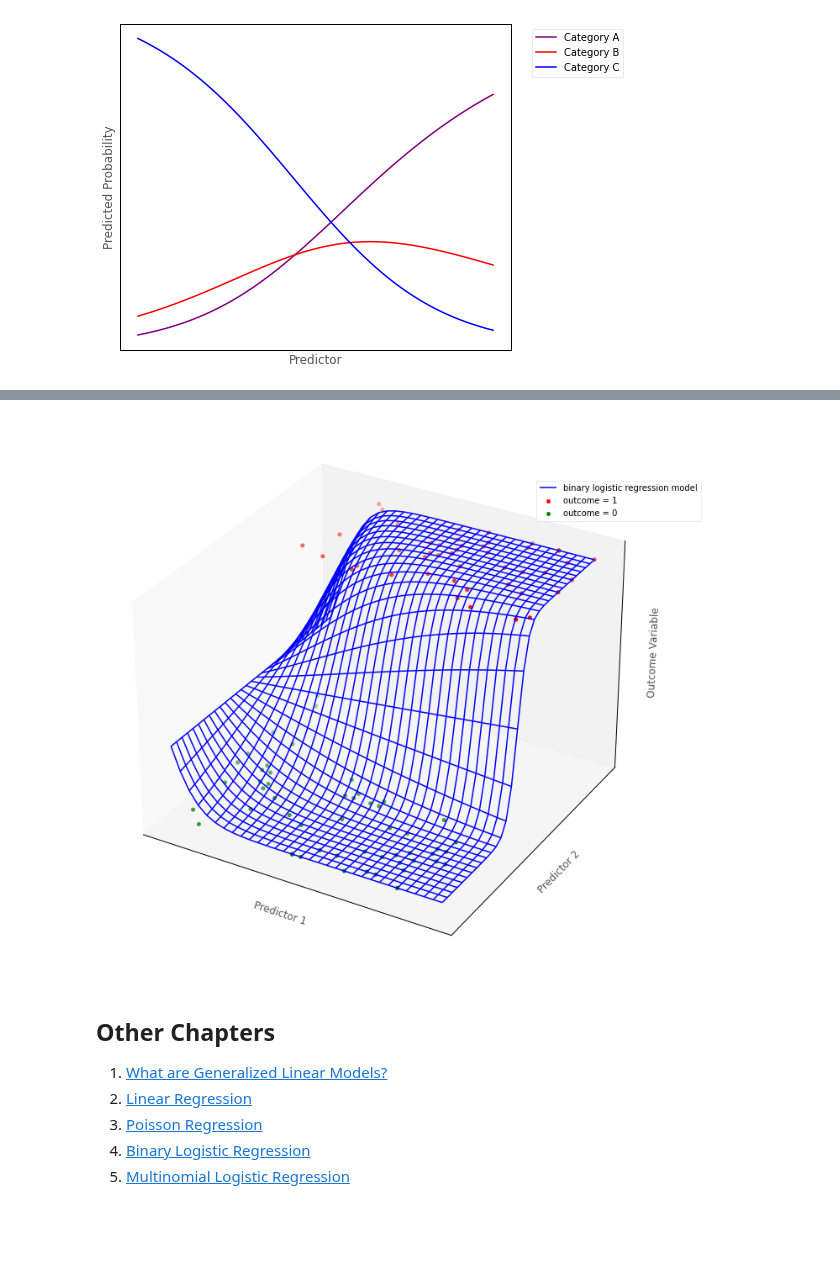
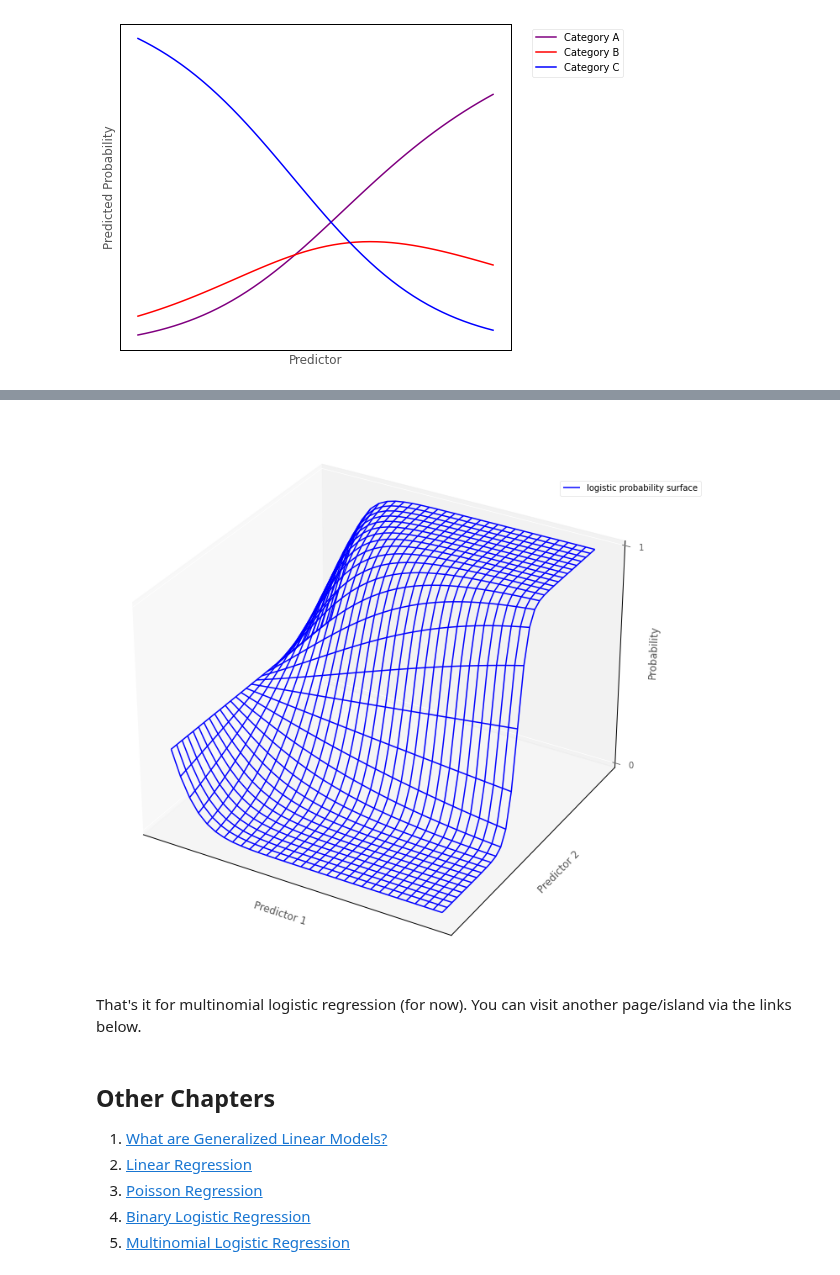
Before and after one commit to pxr687/islands_generalized_linear_models, a Jupyter notebook: 5_multinomial_logistic_regression.ipynb, the cells around one changed output, grey strips where cells are left out. Saved outputs shown, nothing was run; the diff lists cells and outputs as text; code cells hidden in the pictures; blank space fills up the shorter version.

```diff
--- a/5_multinomial_logistic_regression.ipynb
+++ b/5_multinomial_logistic_regression.ipynb
@@ -308,7 +412,9 @@ The intercept tells us the predicted score on the outcome variable for an observ
 # %%
-islands_GLM.bin_log_reg_plot(interaction = True)
+islands_GLM.three_D_logistic_plot(interaction = True)
 # %% [output]
-[figure, old version]
+[figure, new version]
+# %% [markdown]
+That's it for multinomial logistic regression (for now). You can visit another page/island via the links below.
 # %% [markdown]
 ## Other Chapters
 
```
Also changed, not shown: parts of 33 cells of this notebook, 5 other files.
